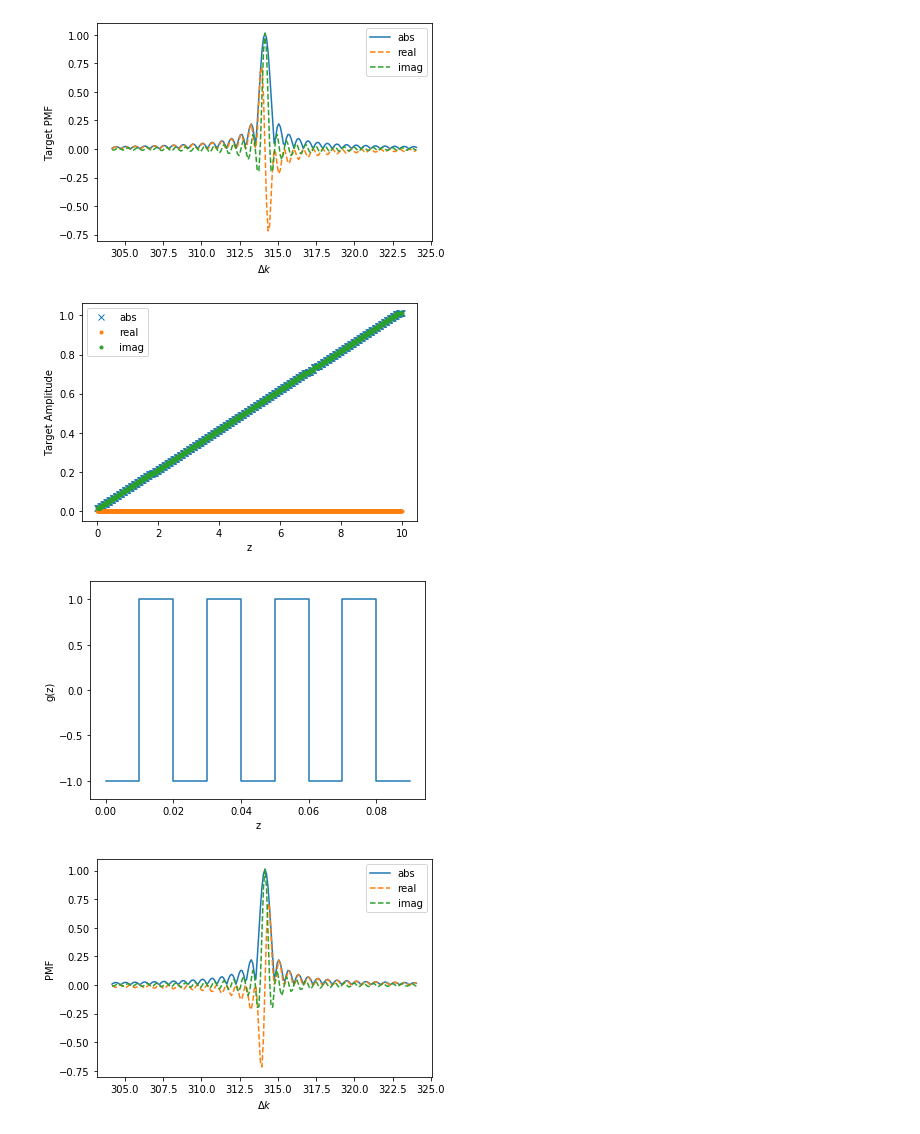
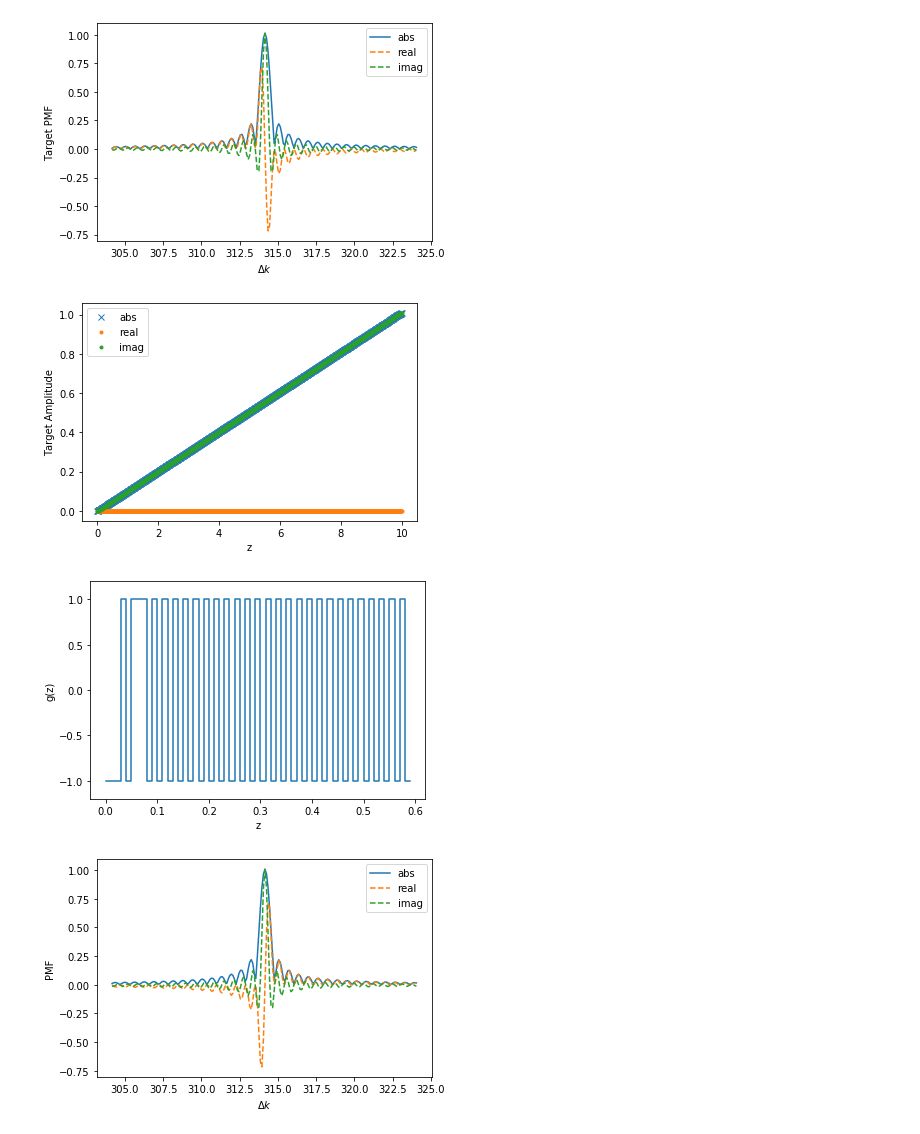
Before and after one commit to abranczyk/custom-poling, a Jupyter notebook: Tutorial 3 - Customizing a crystal.ipynb, the cells around one changed output. Cells and saved outputs as stored; diff of their text form; code cells hidden in the pictures.

```diff
--- a/Tutorial 3 - Customizing a crystal.ipynb
+++ b/Tutorial 3 - Customizing a crystal.ipynb
@@ -34,16 +33,16 @@ target_sinc.plot_pmf()
 [figure]
 # %%
 # Compute and plot the target amplitude
-target_amplitude_sinc = target_sinc.compute_amplitude(k0,domain_middles_sinc,dz)
+target_amplitude_sinc = target_sinc.compute_amplitude(k0,domain_middles_sinc)
 target_sinc.plot_amplitude()
 # %% [output]
-[figure, old version]
+[figure, new version]
 # %%
 # Compute and plot the custom domains
 custom_domains_sinc = custom_crystal_sinc.compute_domains(target_amplitude_sinc,k0)
-custom_crystal_sinc.plot_domains(n_max=10)
+custom_crystal_sinc.plot_domains(n_max=60)
 # %% [output]
-[figure, old version]
+[figure, new version]
 # %%
 # Compute and plot the PMF for the cystomized crystal
 
```
Also changed, not shown: parts of 2 cells of this notebook, 4 other files.
